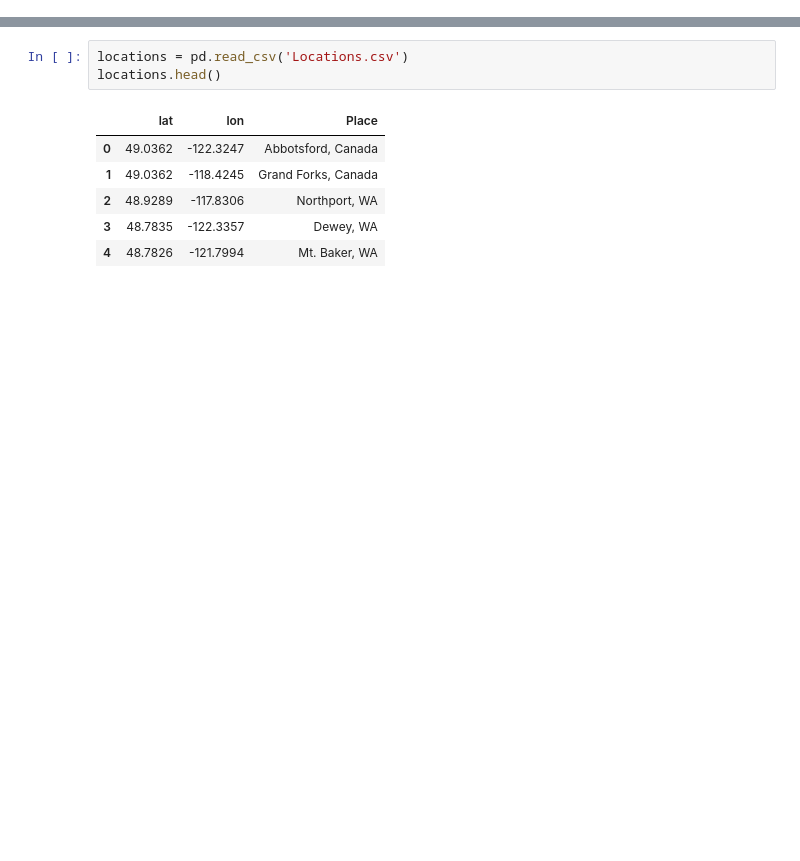
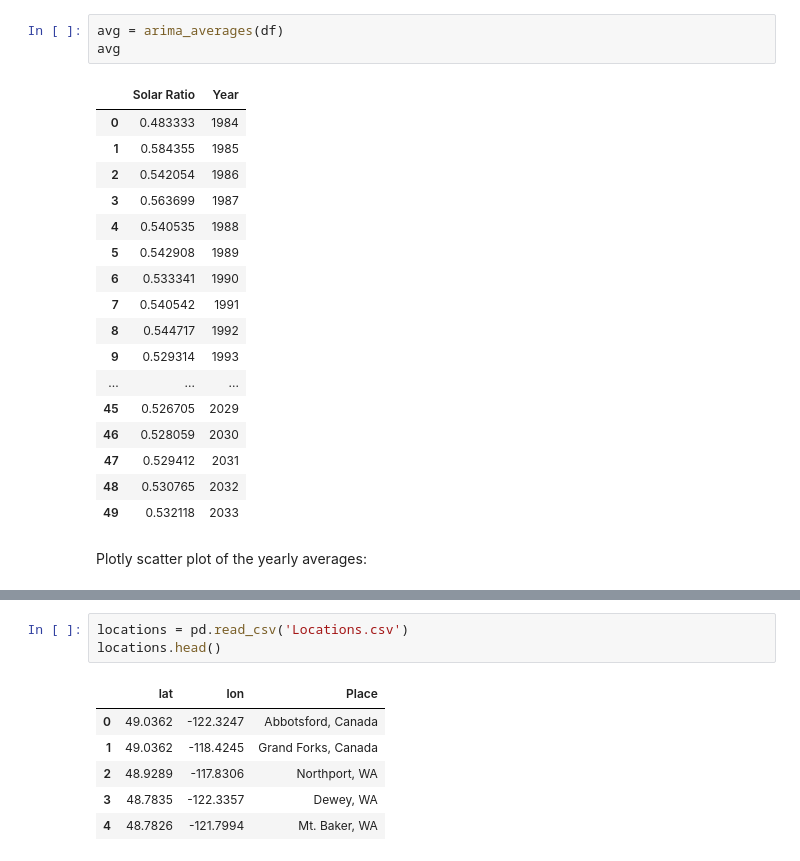
Before and after one commit to Solar-Wind-ML-DIRECT-2022-Project/2022-Project-Repo, a Jupyter notebook: SERF/Plotly.ipynb, the cells around one changed output, grey strips where cells are left out. Saved outputs shown, nothing was run; the diff lists cells and outputs as text; blank space fills up the shorter version.

```diff
--- a/SERF/Plotly.ipynb
+++ b/SERF/Plotly.ipynb
@@ -153,0 +223,23 @@ There are some plots in Plotly that require access tokens. I'm not sure how to i
+# %%
+avg = arima_averages(df)
+avg
+# %% [output]
+|  | Solar Ratio | Year |
+| 0 | 0.483333 | 1984 |
+| 1 | 0.584355 | 1985 |
+| 2 | 0.542054 | 1986 |
+| 3 | 0.563699 | 1987 |
+| 4 | 0.540535 | 1988 |
+| 5 | 0.542908 | 1989 |
+| 6 | 0.533341 | 1990 |
+| 7 | 0.540542 | 1991 |
+| 8 | 0.544717 | 1992 |
+| 9 | 0.529314 | 1993 |
+| ... | ... | ... |
+| 45 | 0.526705 | 2029 |
+| 46 | 0.528059 | 2030 |
+| 47 | 0.529412 | 2031 |
+| 48 | 0.530765 | 2032 |
+| 49 | 0.532118 | 2033 |
+# %% [markdown]
+Plotly scatter plot of the yearly averages:
```
Also changed, not shown: parts of 40 cells of this notebook, 2 other files.
